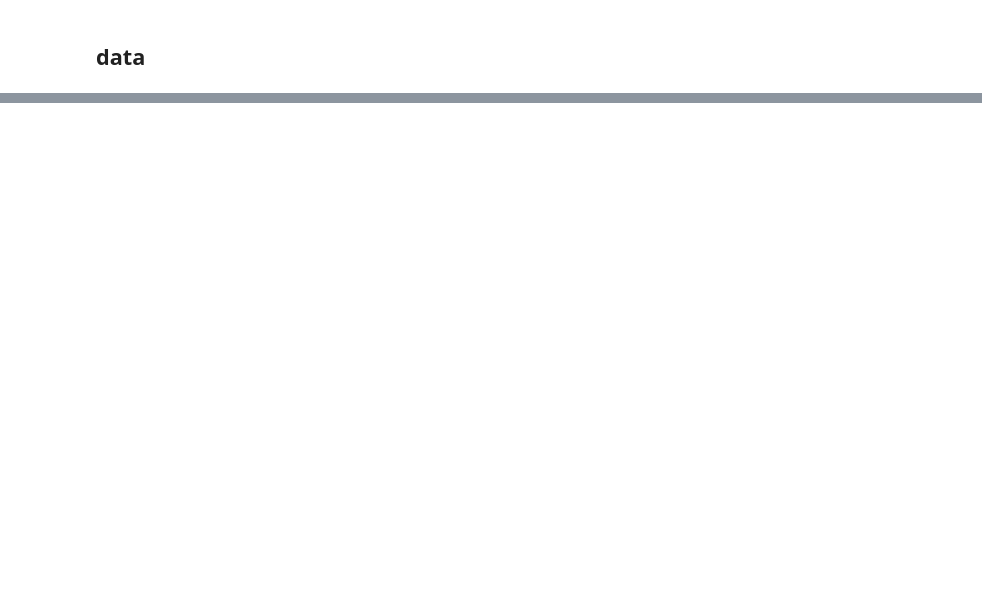
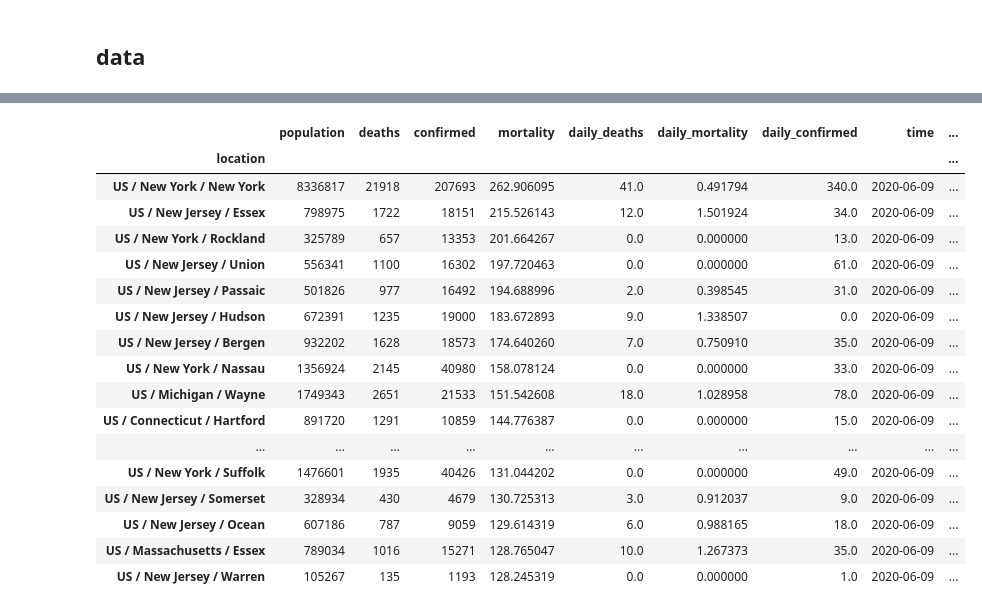
Before and after one commit to alexamici/covid-19-notebooks, a Jupyter notebook: notebooks/usa-states-situation-report.ipynb, the cells around one changed output, grey strips where cells are left out. Saved outputs shown, nothing was run; the diff lists cells and outputs as text; code cells hidden in the pictures; blank space fills up the shorter version.

```diff
--- a/notebooks/usa-states-situation-report.ipynb
+++ b/notebooks/usa-states-situation-report.ipynb
@@ -63,0 +63,22 @@ df.loc[df.index.max()].sort_values('deaths', ascending=False)[['location', 'deat
+# %%
+tmp = ds_counties.sortby(-ds_counties['mortality'].isel(time=-1)).isel(time=-1)
+tmp.sel(location=tmp['population'] > 100_000).to_dataframe().head(20)
+# %% [output]
+|  | population | deaths | confirmed | mortality | daily_deaths | daily_mortality | daily_confirmed | time | ... |
+| location |  |  |  |  |  |  |  |  | ... |
+| US / New York / New York | 8336817 | 21918 | 207693 | 262.906095 | 41.0 | 0.491794 | 340.0 | 2020-06-09 | ... |
+| US / New Jersey / Essex | 798975 | 1722 | 18151 | 215.526143 | 12.0 | 1.501924 | 34.0 | 2020-06-09 | ... |
+| US / New York / Rockland | 325789 | 657 | 13353 | 201.664267 | 0.0 | 0.000000 | 13.0 | 2020-06-09 | ... |
+| US / New Jersey / Union | 556341 | 1100 | 16302 | 197.720463 | 0.0 | 0.000000 | 61.0 | 2020-06-09 | ... |
+| US / New Jersey / Passaic | 501826 | 977 | 16492 | 194.688996 | 2.0 | 0.398545 | 31.0 | 2020-06-09 | ... |
+| US / New Jersey / Hudson | 672391 | 1235 | 19000 | 183.672893 | 9.0 | 1.338507 | 0.0 | 2020-06-09 | ... |
+| US / New Jersey / Bergen | 932202 | 1628 | 18573 | 174.640260 | 7.0 | 0.750910 | 35.0 | 2020-06-09 | ... |
+| US / New York / Nassau | 1356924 | 2145 | 40980 | 158.078124 | 0.0 | 0.000000 | 33.0 | 2020-06-09 | ... |
+| US / Michigan / Wayne | 1749343 | 2651 | 21533 | 151.542608 | 18.0 | 1.028958 | 78.0 | 2020-06-09 | ... |
+| US / Connecticut / Hartford | 891720 | 1291 | 10859 | 144.776387 | 0.0 | 0.000000 | 15.0 | 2020-06-09 | ... |
+| ... | ... | ... | ... | ... | ... | ... | ... | ... | ... |
+| US / New York / Suffolk | 1476601 | 1935 | 40426 | 131.044202 | 0.0 | 0.000000 | 49.0 | 2020-06-09 | ... |
+| US / New Jersey / Somerset | 328934 | 430 | 4679 | 130.725313 | 3.0 | 0.912037 | 9.0 | 2020-06-09 | ... |
+| US / New Jersey / Ocean | 607186 | 787 | 9059 | 129.614319 | 6.0 | 0.988165 | 18.0 | 2020-06-09 | ... |
+| US / Massachusetts / Essex | 789034 | 1016 | 15271 | 128.765047 | 10.0 | 1.267373 | 35.0 | 2020-06-09 | ... |
+| US / New Jersey / Warren | 105267 | 135 | 1193 | 128.245319 | 0.0 | 0.000000 | 1.0 | 2020-06-09 | ... |
```
Also changed, not shown: parts of 17 cells of this notebook, 8 other files.
